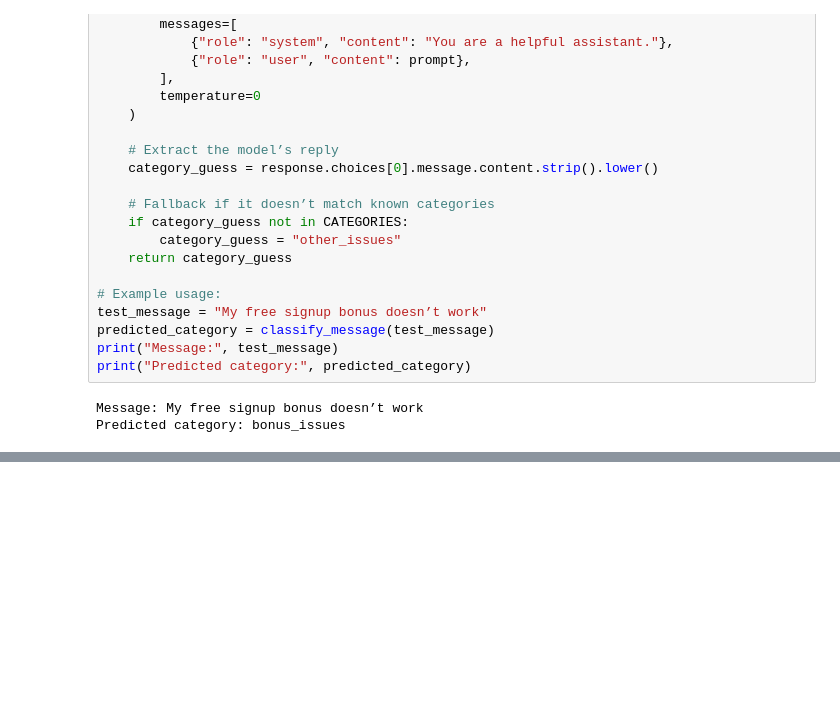
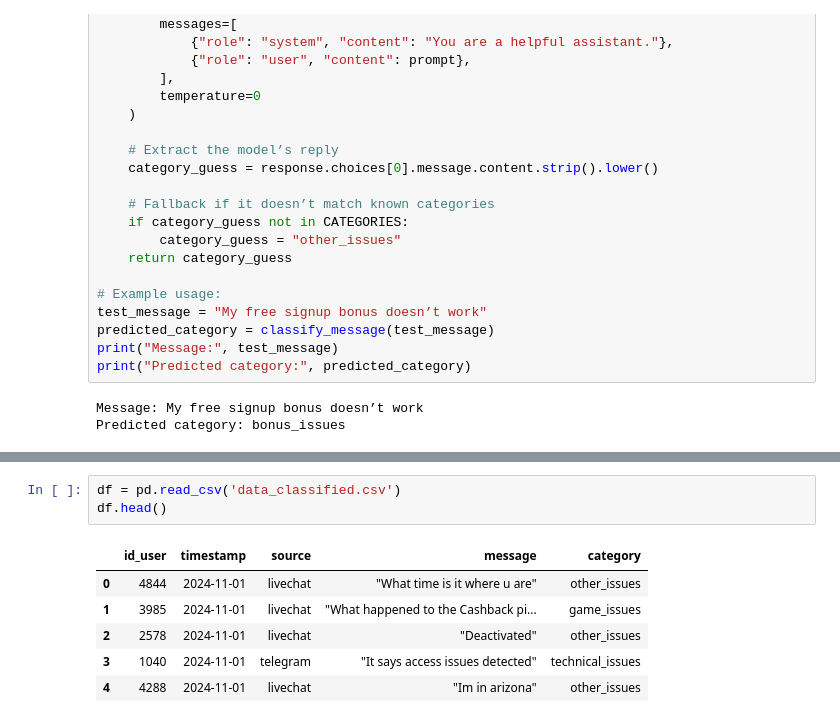
Before and after one commit to monsterfon/data_science, a Jupyter notebook: task2.ipynb, the cells around one changed output, grey strips where cells are left out. Drawn from its saved outputs; the diff is of its cells as text; blank space fills up the shorter version.

Commit message:
saving classified data as file

```diff
--- a/task2.ipynb
+++ b/task2.ipynb
@@ -267,4 +273,14 @@ class Chatbot:
                 "count": len(data),
                 "unique_users": data["id_user"].nunique()
             }
+# %%
+df = pd.read_csv('data_classified.csv')
+df.head()
+# %% [output]
+|  | id_user | timestamp | source | message | category |
+| 0 | 4844 | 2024-11-01 | livechat | "What time is it where u are" | other_issues |
+| 1 | 3985 | 2024-11-01 | livechat | "What happened to the Cashback pi... | game_issues |
+| 2 | 2578 | 2024-11-01 | livechat | "Deactivated" | other_issues |
+| 3 | 1040 | 2024-11-01 | telegram | "It says access issues detected" | technical_issues |
+| 4 | 4288 | 2024-11-01 | livechat | "Im in arizona" | other_issues |
 # %%
```
Also changed, not shown: parts of 5 cells of this notebook, 3 other files.
